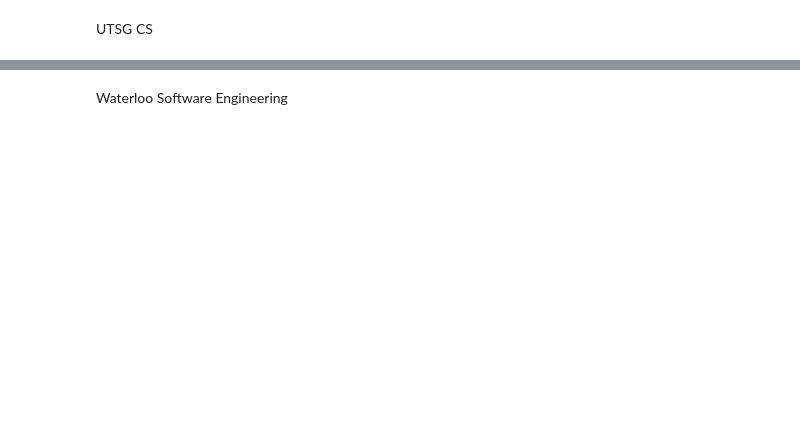
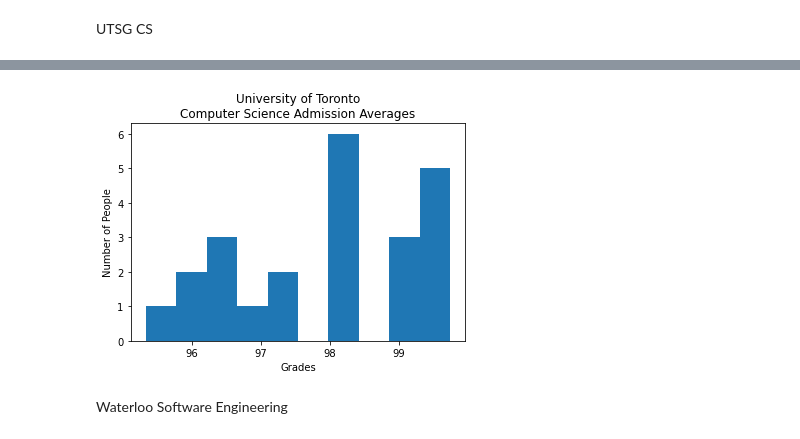
Before and after one commit to HanzPo/Data-Science, a Jupyter notebook: main.ipynb, the cells around one changed output, grey strips where cells are left out. Cells and saved outputs as stored; diff of their text form; code cells hidden in the pictures; blank space fills up the shorter version.

Commit message:
Added basic histograms

```diff
--- a/main.ipynb
+++ b/main.ipynb
@@ -96,4 +96,12 @@ Admission Average 101: 97.87984210526315
 Admission Average 105: 98.225
+# %%
+plt.title("University of Toronto\nComputer Science Admission Averages")
+plt.xlabel("Grades")
+plt.ylabel("Number of People")
+plt.hist(np.array(df_utsg_cs_accepted["Average"].tolist(), dtype=np.float64))
+plt.show()
+# %% [output]
+[figure, added]
 # %% [markdown]
 Waterloo Software Engineering
 # %%
```
Also changed, not shown: parts of 15 cells of this notebook.
